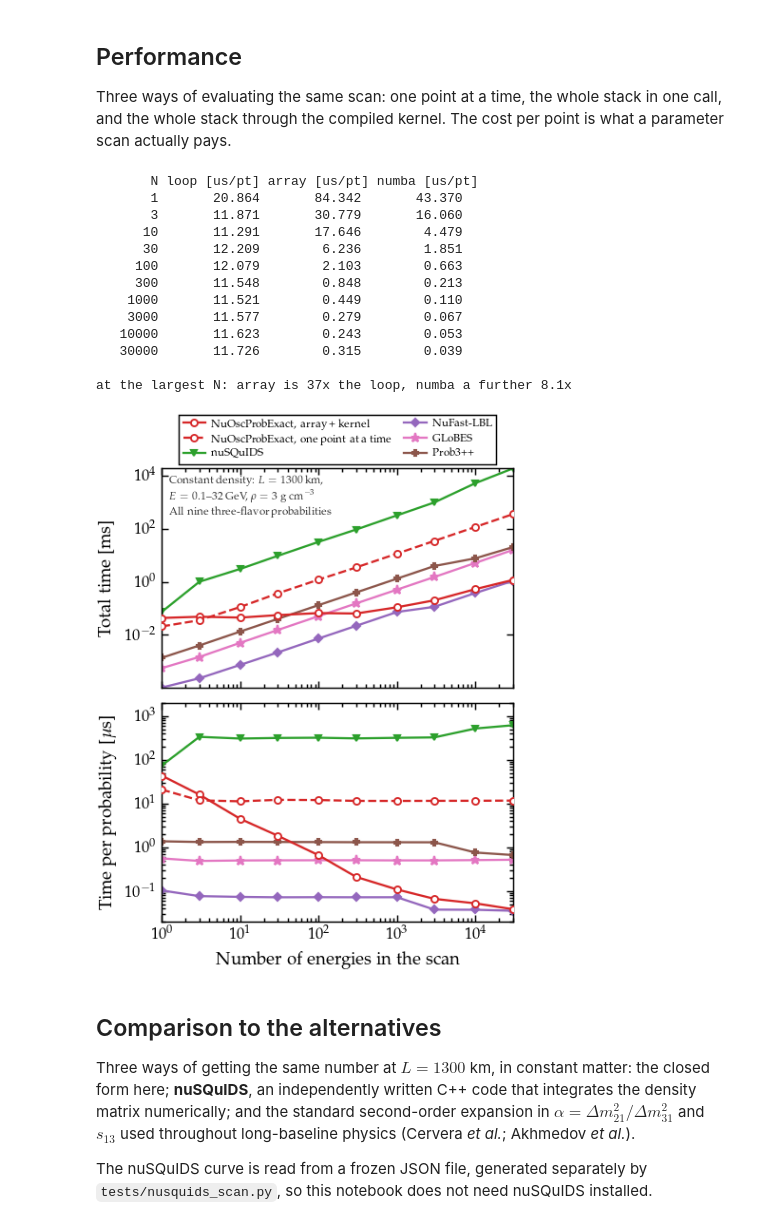
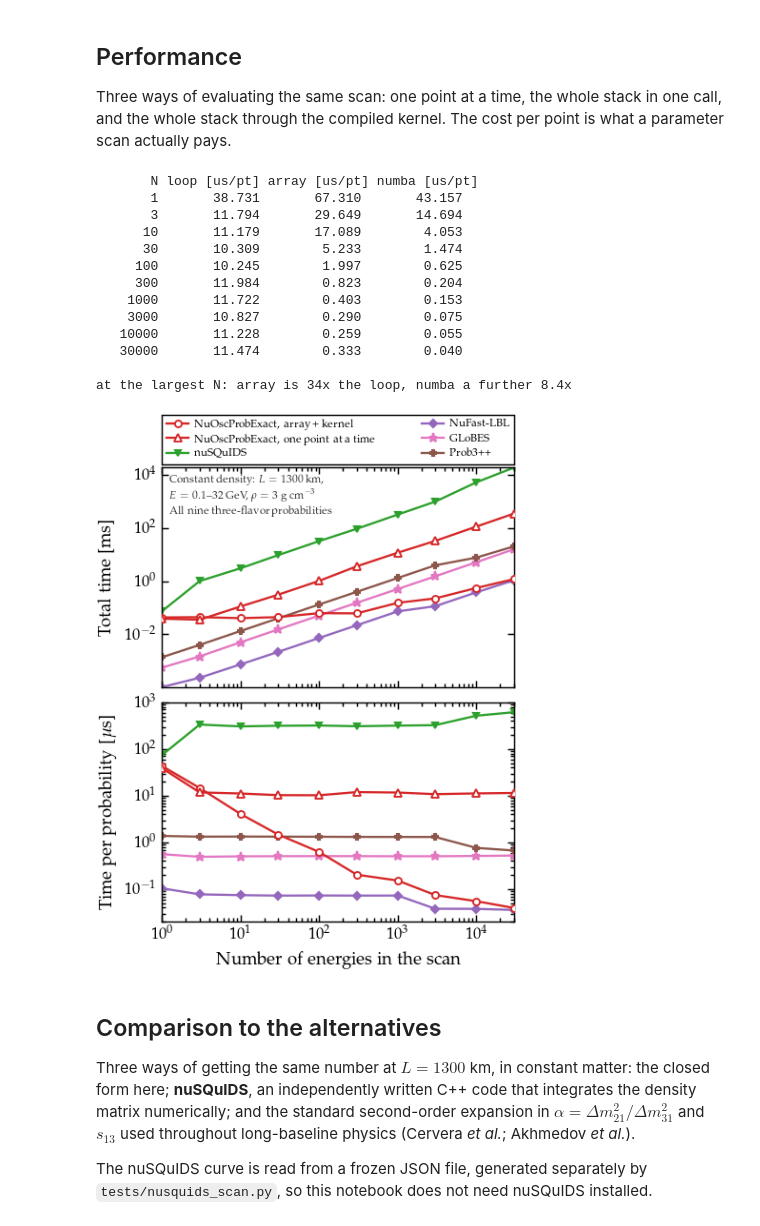
Before and after one commit to mbustama/NuOscProbExact, a Jupyter notebook: notebooks/10_paper_figures.ipynb, the cells around one changed output. Cells and saved outputs as stored; diff of their text form; code cells hidden in the pictures.

```diff
--- a/notebooks/10_paper_figures.ipynb
+++ b/notebooks/10_paper_figures.ipynb
@@ -982,61 +994,63 @@ fig, (axt, ax) = plt.subplots(
 # batching is worth against.  The plain array path lies between them and is
 # left out to keep the legend readable.  Marker and colour match the two
 # Earth planes, so a reader tracks one code across three figures.
-for col, style, dash, lab in (
-        (3, "-o", None, "NuOscProbExact, array + kernel"),
-        (1, "--o", None, "NuOscProbExact, one point at a time")):
+for col, style, size, lab in (
+        (3, "-o", 3.4, "NuOscProbExact, array + kernel"),
+        (1, "-^", 3.6, "NuOscProbExact, one point at a time")):
     if col == 3 and not fastkernels.HAVE_NUMBA:
         continue
-    kw = dict(ms=3.4, color="C3", mfc="white", mew=0.9, zorder=5)
+    kw = dict(ms=size, color="C3", mfc="white", mew=0.9, zorder=5)
     axt.loglog(rows[:, 0], rows[:, col]*1e3, style, label=lab, **kw)
     ax.loglog(rows[:, 0], rows[:, col]/rows[:, 0]*1e6, style, **kw)
 
 # The external codes.  None of them batches: GLoBES, Prob3++ and NuFast-LBL
 # take one energy per call, so their cost per probability is flat in N, and
 # that flatness is the point of the lower panel.  nuSQuIDS has a
 # multiple-energy mode and still does not fall, because what it amortises is
 # the solver setup and not the integration.
 for key, style, col, size, lab in (
         ("nusquids", "-v", "C2", 2.6, "nuSQuIDS"),
         ("nufast_lbl", "-D", "C4", 2.4, "NuFast-LBL"),
         ("globes", "-*", "C6", 4.4, "GLoBES"),
         ("prob3pp", "-P", "C5", 3.2, "Prob3++")):
     n = np.array(other[key]["sizes"], dtype=float)
     t = np.array(other[key]["seconds"])
     axt.loglog(n, t*1e3, style, ms=size, color=col, label=lab)
     ax.loglog(n, t/n*1e6, style, ms=size, color=col)
 
 axt.set_ylabel("Total time [ms]")
 axt.text(0.02, 0.97, "Constant density:  " + r"$L = 1300$ km," + "\n"
          r"$E = 0.1$--$32$ GeV,  $\rho = 3$ g cm$^{-3}$" + "\n"
          "All nine three-flavor probabilities",
          transform=axt.transAxes, ha="left", va="top", fontsize=5.6,
          color="0.2", linespacing=1.4)
-leg = axt.legend(loc="lower center", bbox_to_anchor=(0.5, 1.02), ncol=2,
-                 fontsize=5.6, borderaxespad=0.0, columnspacing=1.2,
-                 handlelength=2.0)
+# `mode="expand"` with the anchor spanning the axes makes the legend box
+# exactly as wide as the panels it sits above.
+leg = axt.legend(loc="lower left", bbox_to_anchor=(0.0, 1.015, 1.0, 0.1),
+                 mode="expand", ncol=2, fontsize=5.6, borderaxespad=0.0,
+                 columnspacing=1.2, handlelength=2.0)
 leg.get_frame().set_linewidth(0.7)
 ax.set_xlim(rows[0, 0], rows[-1, 0])
 ax.set_xlabel("Number of energies in the scan")
 ax.set_ylabel(r"Time per probability [$\mu$s]")
-ax.set_ylim(2.0e-2, 2.0e3)
+ax.set_ylim(2.0e-2, 1.0e3)
 fig.savefig(os.path.join(FIGDIR, "performance.pdf"), bbox_inches="tight")
 plt.show()
 # %% [output]
        N loop [us/pt] array [us/pt] numba [us/pt]
-       1       20.864       84.342       43.370
-       3       11.871       30.779       16.060
-      10       11.291       17.646        4.479
-      30       12.209        6.236        1.851
-     100       12.079        2.103        0.663
-     300       11.548        0.848        0.213
-    1000       11.521        0.449        0.110
-    3000       11.577        0.279        0.067
-   10000       11.623        0.243        0.053
-   30000       11.726        0.315        0.039
+       1       38.731       67.310       43.157
+       3       11.794       29.649       14.694
+      10       11.179       17.089        4.053
+      30       10.309        5.233        1.474
+     100       10.245        1.997        0.625
+     300       11.984        0.823        0.204
+    1000       11.722        0.403        0.153
+    3000       10.827        0.290        0.075
+   10000       11.228        0.259        0.055
+   30000       11.474        0.333        0.040
 
-at the largest N: array is 37x the loop, numba a further 8.1x
+at the largest N: array is 34x the loop, numba a further 8.4x
-[figure, old version]
+[figure, new version]
 # %% [markdown]
 ## Comparison to the alternatives
 
```
Also changed, not shown: parts of 1 cell of this notebook, 4 other files.
